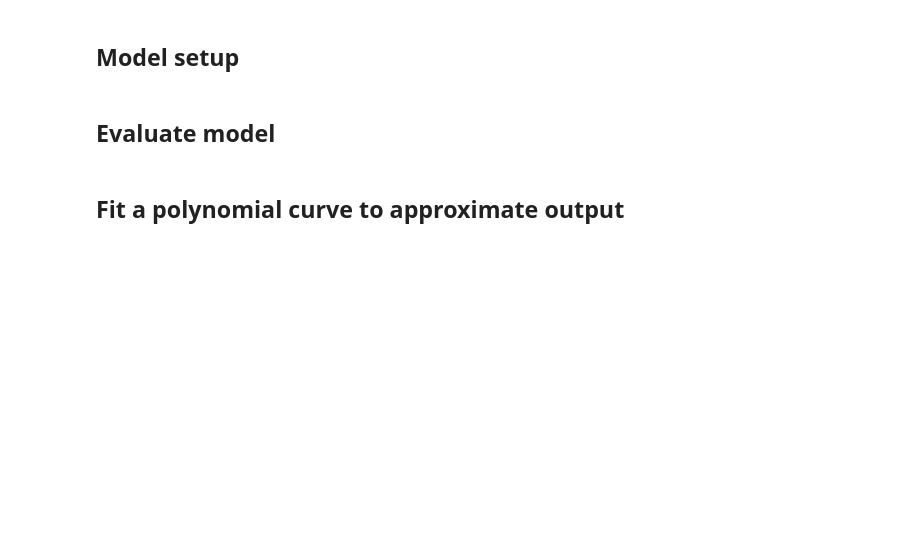
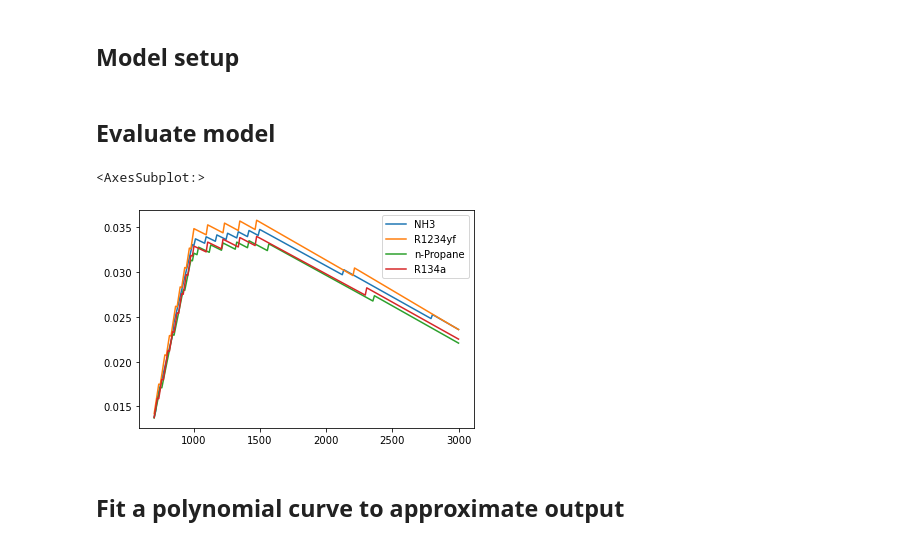
Before and after one commit to jzerez/OTEC_Modeling, a Jupyter notebook: depth_fluid_model.ipynb, the cells around one changed output. Drawn from its saved outputs; the diff is of its cells as text; code cells hidden in the pictures; blank space fills up the shorter version.

```diff
--- a/depth_fluid_model.ipynb
+++ b/depth_fluid_model.ipynb
@@ -205,33 +210,38 @@ depths = np.linspace(700, 3000, 200)
 # Number of pressure values to sweep
 n = 100
 num_p1 = n
 num_p2 = n
 
 # Pressures to sweep
 p1s = np.linspace(4e5, 1.1e6, num_p1)
 p2s = np.linspace(4e5, 1.1e6, num_p2)
 
 # Mesh of pressures
 p1_mesh, p2_mesh = np.meshgrid(p1s, p2s)
 
 # Select fluids
 fluids = ["NH3", "R1234yf", "n-Propane", "R134a"]
 
 df = pd.DataFrame(index = depths)
 
 for fluid in fluids:
     state1, state2, state3, state4 = calc_state(p1_mesh.ravel(), p2_mesh.ravel(), sub = fluid)
 
     max_eff = []
     for depth in depths:
         temp = calc_temp(depth)
         invalids = calc_constraints(temp)
         efficiency = calc_efficiency(depth)
         efficiency[invalids] = None
 
         max_eff.append(np.nanmax(efficiency))
 
     df[fluid] = max_eff
+
+df.plot()
+# %% [output]
+<AxesSubplot:>
+[figure, added]
 # %% [markdown]
 ## Fit a polynomial curve to approximate output
 # %%
```
Also changed, not shown: parts of 4 cells of this notebook, 3 other files.
